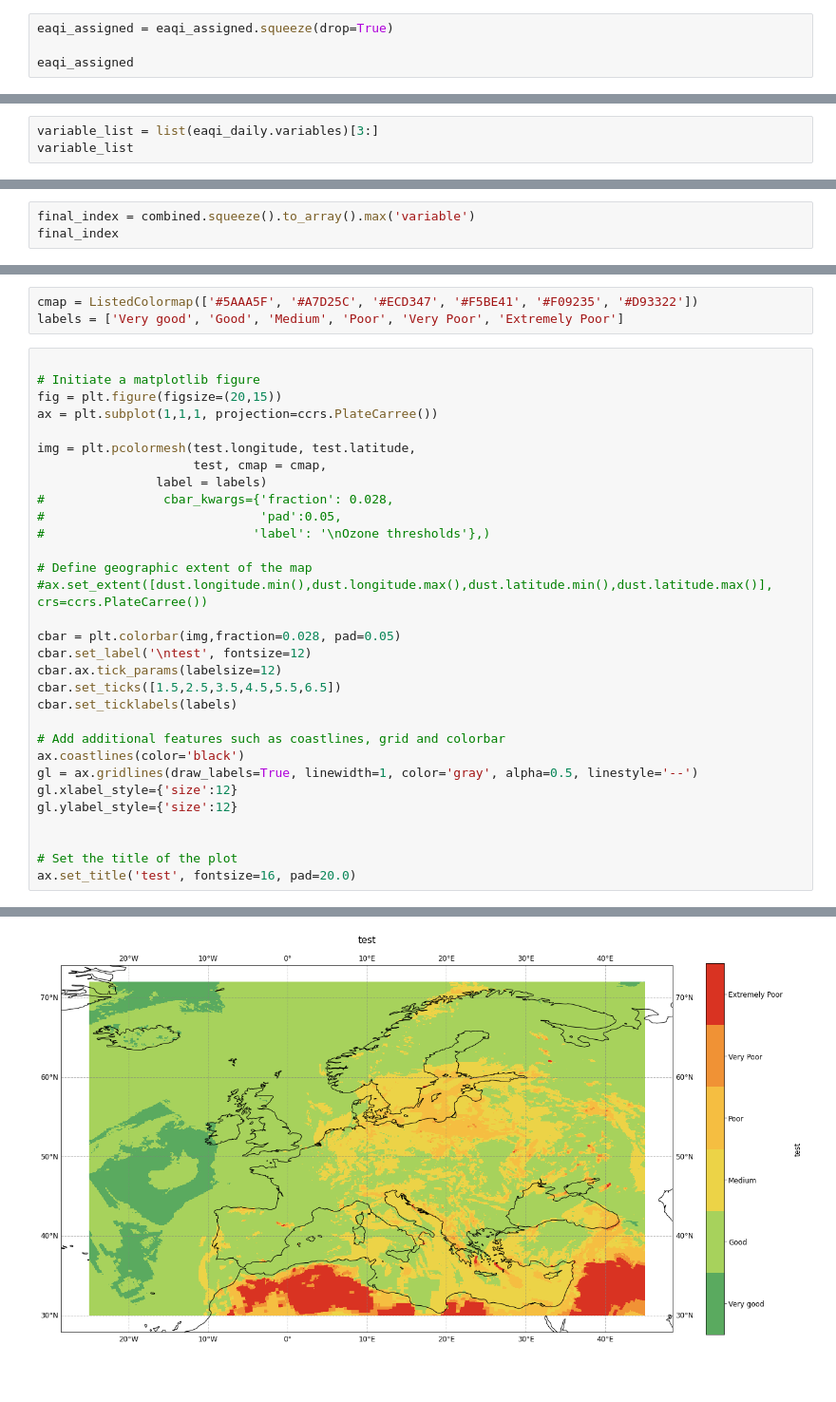
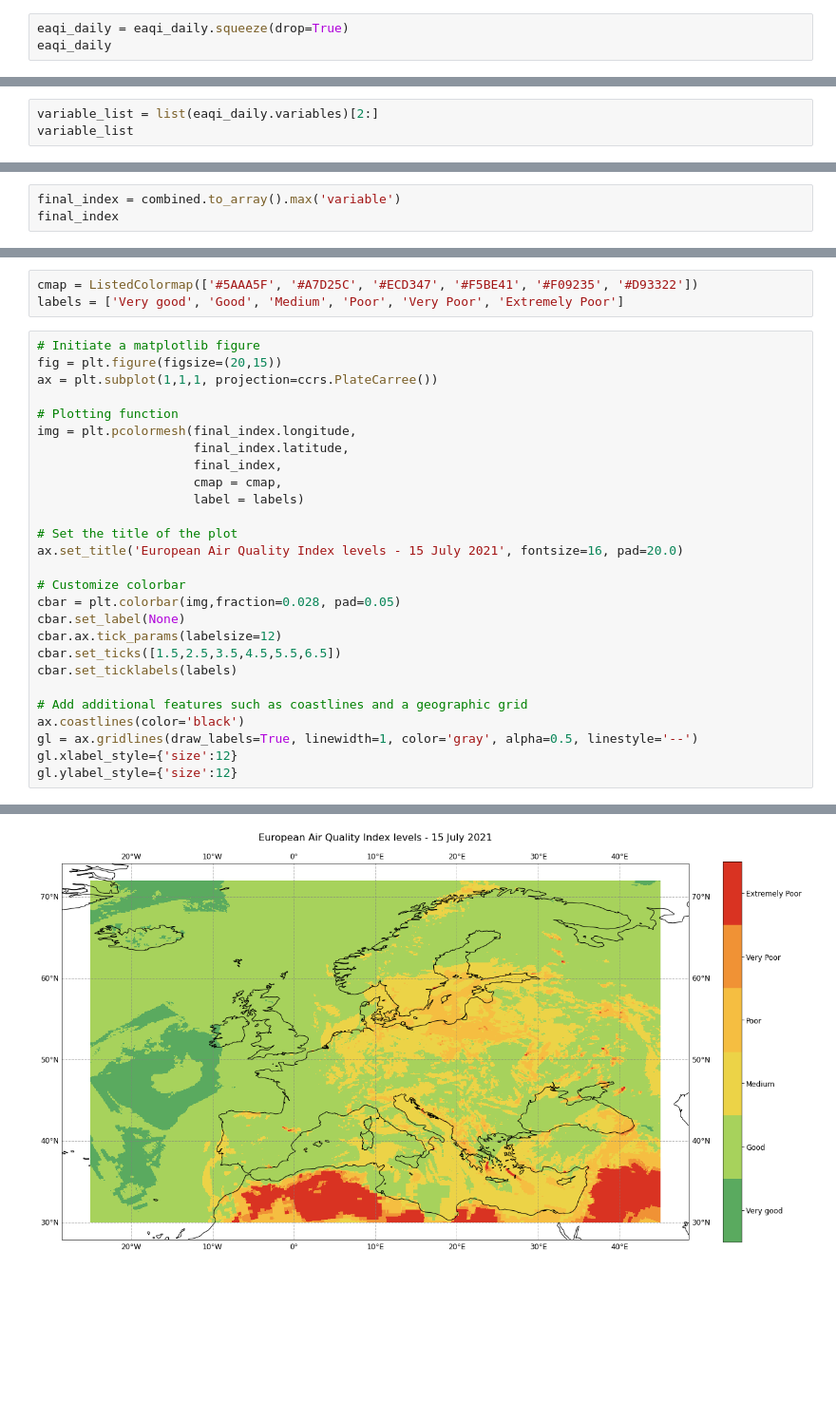
Before and after one commit to ecmwf-projects/copernicus-training, a Jupyter notebook: 215_cams_european_air_quality_index.ipynb, the cells around one changed output, grey strips where cells are left out. Shown at 95% size. Drawn from its saved outputs; the diff is of its cells as text; blank space fills up the shorter version.

```diff
--- a/215_cams_european_air_quality_index.ipynb
+++ b/215_cams_european_air_quality_index.ipynb
@@ -280,6 +293,5 @@ Let us now also drop the dimension `level`, which only has one record, as we req
 # %%
-eaqi_assigned = eaqi_assigned.squeeze(drop=True)
-
-eaqi_assigned
+eaqi_daily = eaqi_daily.squeeze(drop=True)
+eaqi_daily
 # %% [output]
 <xarray.Dataset>
@@ -322,0 +331,3 @@ Data variables:
+# %%
+variable_list = list(eaqi_daily.variables)[2:]
+variable_list
@@ -344,3 +337,0 @@ bin_list
-# %%
-variable_list = list(eaqi_daily.variables)[3:]
-variable_list
@@ -377,5 +378,5 @@ combined
 # %%
-final_index = combined.squeeze().to_array().max('variable')
+final_index = combined.to_array().max('variable')
 final_index
 # %% [output]
 <xarray.DataArray (latitude: 420, longitude: 700)>
@@ -398,34 +408,30 @@ Coordinates:
 cmap = ListedColormap(['#5AAA5F', '#A7D25C', '#ECD347', '#F5BE41', '#F09235', '#D93322'])
 labels = ['Very good', 'Good', 'Medium', 'Poor', 'Very Poor', 'Extremely Poor']
 # %%
-
 # Initiate a matplotlib figure
 fig = plt.figure(figsize=(20,15))
 ax = plt.subplot(1,1,1, projection=ccrs.PlateCarree())
 
-img = plt.pcolormesh(test.longitude, test.latitude,
-                     test, cmap = cmap,
-                label = labels)
-#                cbar_kwargs={'fraction': 0.028,
-#                             'pad':0.05,
-#                            'label': '\nOzone thresholds'},)
+# Plotting function
+img = plt.pcolormesh(final_index.longitude,
+                     final_index.latitude,
+                     final_index,
+                     cmap = cmap,
+                     label = labels)
 
-# Define geographic extent of the map
-#ax.set_extent([dust.longitude.min(),dust.longitude.max(),dust.latitude.min(),dust.latitude.max()], crs=ccrs.PlateCarree())
+# Set the title of the plot
+ax.set_title('European Air Quality Index levels - 15 July 2021', fontsize=16, pad=20.0)
 
+# Customize colorbar
 cbar = plt.colorbar(img,fraction=0.028, pad=0.05)
-cbar.set_label('\ntest', fontsize=12)
+cbar.set_label(None)
 cbar.ax.tick_params(labelsize=12)
 cbar.set_ticks([1.5,2.5,3.5,4.5,5.5,6.5])
 cbar.set_ticklabels(labels)
 
-# Add additional features such as coastlines, grid and colorbar
+# Add additional features such as coastlines and a geographic grid
 ax.coastlines(color='black')
 gl = ax.gridlines(draw_labels=True, linewidth=1, color='gray', alpha=0.5, linestyle='--')
 gl.xlabel_style={'size':12}
 gl.ylabel_style={'size':12}
-
-
-# Set the title of the plot
-ax.set_title('test', fontsize=16, pad=20.0)
 # %% [output]
@@ -433,4 +439,4 @@ Text(0.5, 1.0, 'test')
-[figure, old version]
+[figure, new version]
 # %% [markdown]
 <br>
 # %% [markdown]
```
Also changed, not shown: parts of 56 cells of this notebook, 6 other files.
